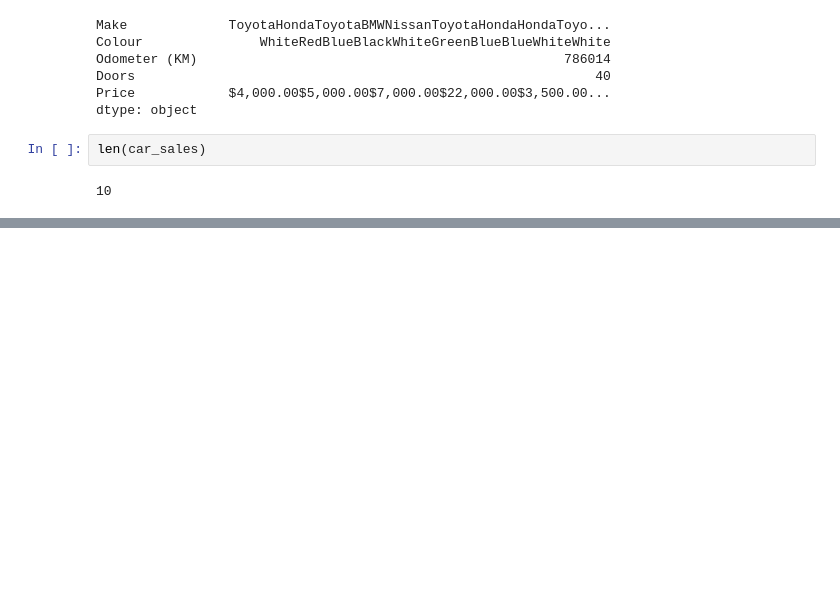
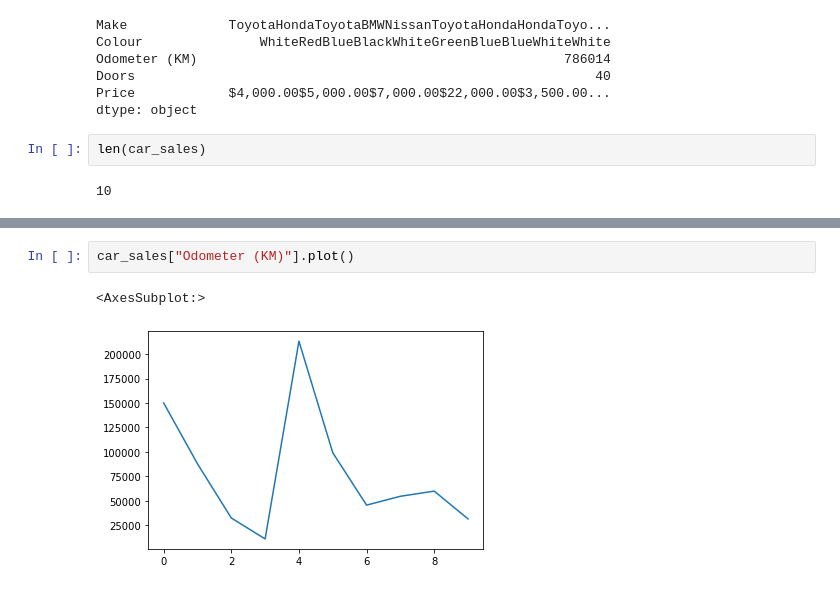
Before and after one commit to AndreyCesarVilacha/PandasNumPy, a Jupyter notebook: introduction-to-pandas.ipynb, the cells around one changed output, grey strips where cells are left out. Cells and saved outputs as stored; diff of their text form; blank space fills up the shorter version.

```diff
--- a/introduction-to-pandas.ipynb
+++ b/introduction-to-pandas.ipynb
@@ -117,0 +191,5 @@ len(car_sales)
+# %%
+car_sales["Odometer (KM)"].plot()
+# %% [output]
+<AxesSubplot:>
+[figure, added]
```
Also changed, not shown: parts of 16 cells of this notebook.
